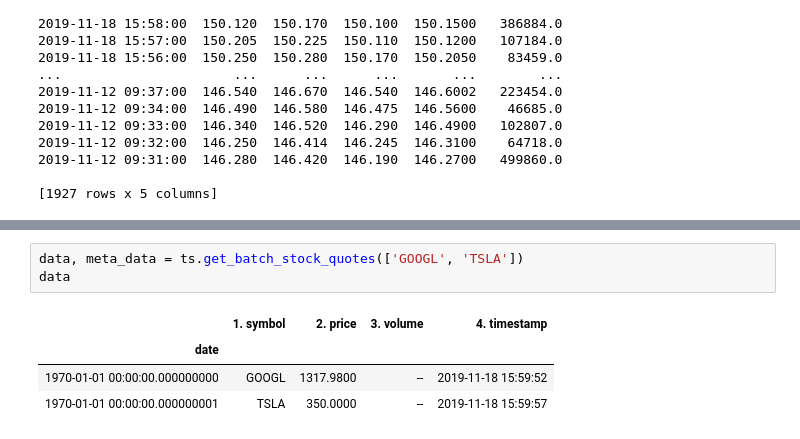
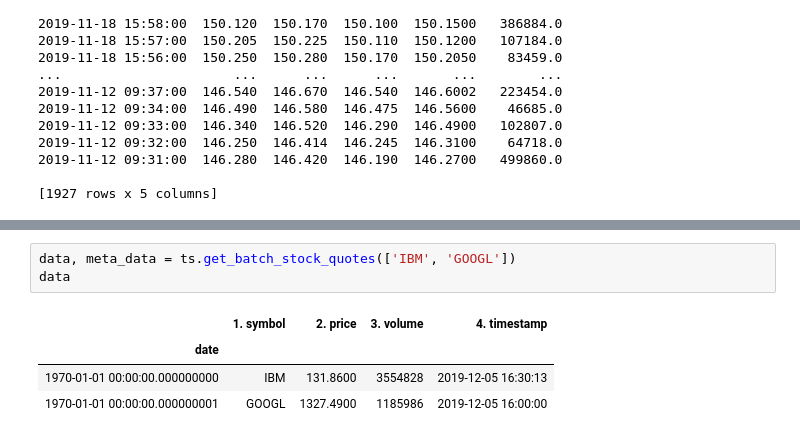
Before and after one commit to ggaoshen/su_cs230_dl, a Jupyter notebook: Project/data source explorer.ipynb, the cells around one changed output, grey strips where cells are left out. Cells and saved outputs as stored; diff of their text form.

```diff
--- a/Project/data source explorer.ipynb
+++ b/Project/data source explorer.ipynb
@@ -64,8 +130,8 @@ plt.show()
 # %%
-data, meta_data = ts.get_batch_stock_quotes(['GOOGL', 'TSLA'])
+data, meta_data = ts.get_batch_stock_quotes(['IBM', 'GOOGL'])
 data
 # %% [output]
 |  | 1. symbol | 2. price | 3. volume | 4. timestamp |
 | date |  |  |  |  |
-| 1970-01-01 00:00:00.000000000 | GOOGL | 1317.9800 | -- | 2019-11-18 15:59:52 |
-| 1970-01-01 00:00:00.000000001 | TSLA | 350.0000 | -- | 2019-11-18 15:59:57 |
+| 1970-01-01 00:00:00.000000000 | IBM | 131.8600 | 3554828 | 2019-12-05 16:30:13 |
+| 1970-01-01 00:00:00.000000001 | GOOGL | 1327.4900 | 1185986 | 2019-12-05 16:00:00 |
```
Also changed, not shown: parts of 8 cells of this notebook, 8 other files.
